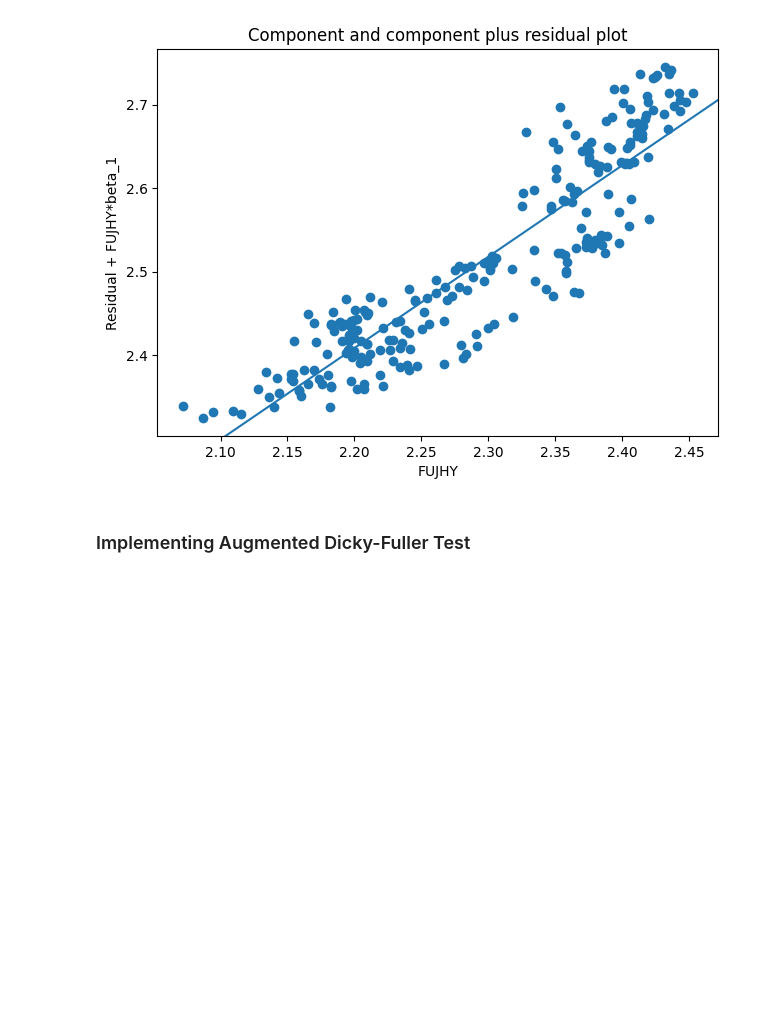
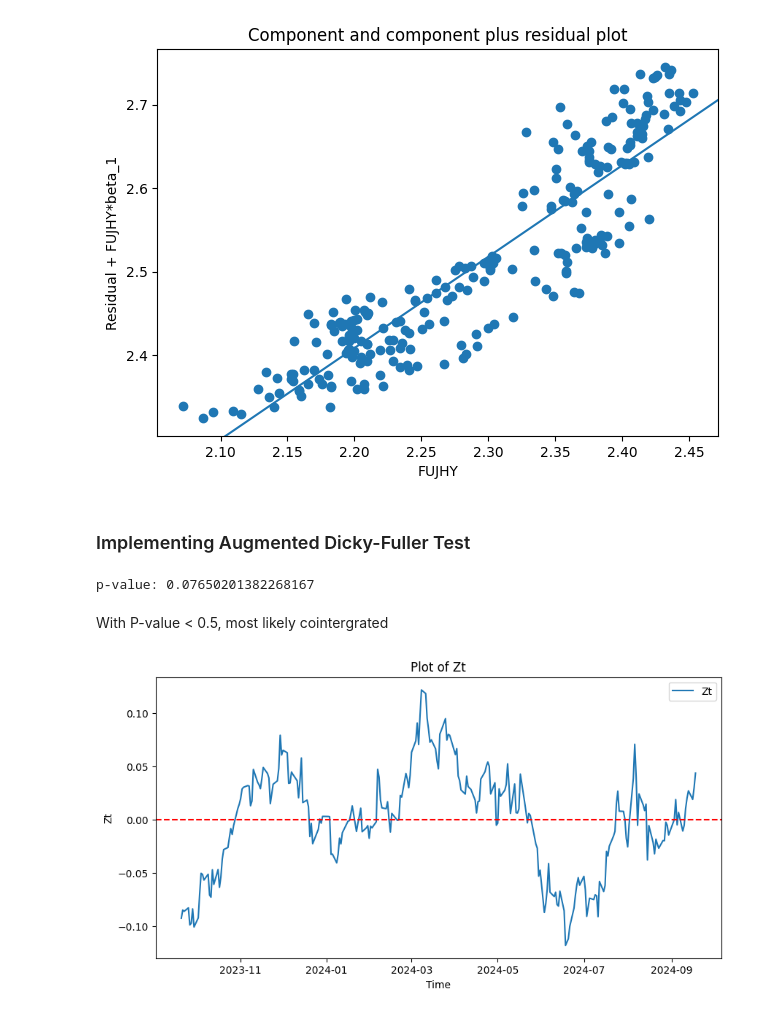
Before and after one commit to victoria-uriostegui/Pairs-Trading-Repo-ED-VU-Fall-24-, a Jupyter notebook: pairs_trading.ipynb, the cells around one changed output. Cells and saved outputs as stored; diff of their text form; code cells hidden in the pictures; blank space fills up the shorter version.

```diff
--- a/pairs_trading.ipynb
+++ b/pairs_trading.ipynb
@@ -151,3 +166,7 @@ Covariance Type:            nonrobust
 
 Notes:
 [1] Standard Errors assume that the covariance matrix of the errors is correctly specified.
+# %%
+# Using Zt(fitted values) for ADF test later
+Zt = result.resid
+print(Zt)
@@ -162,3 +195,22 @@ result_plot.tight_layout(pad=1.0)
 [figure]
 # %% [markdown]
 ### Implementing Augmented Dicky-Fuller Test
+# %%
+adf_test = sm.tsa.adfuller(Zt)
+print("p-value:", adf_test[1])
+# %% [output]
+p-value: 0.07650201382268167
+# %% [markdown]
+With P-value < 0.5, most likely cointergrated
+# %%
+# Plot residuals
+plt.figure(figsize=(10, 5))
+plt.plot(Zt, label="Zt")
+plt.axhline(y=0, color="red", linestyle="--")  # Horizontal line at zero
+plt.title("Plot of Zt")
+plt.xlabel("Time")
+plt.ylabel("Zt")
+plt.legend()
+plt.show()
+# %% [output]
+[figure, added]
```
Also changed, not shown: parts of 2 cells of this notebook.
